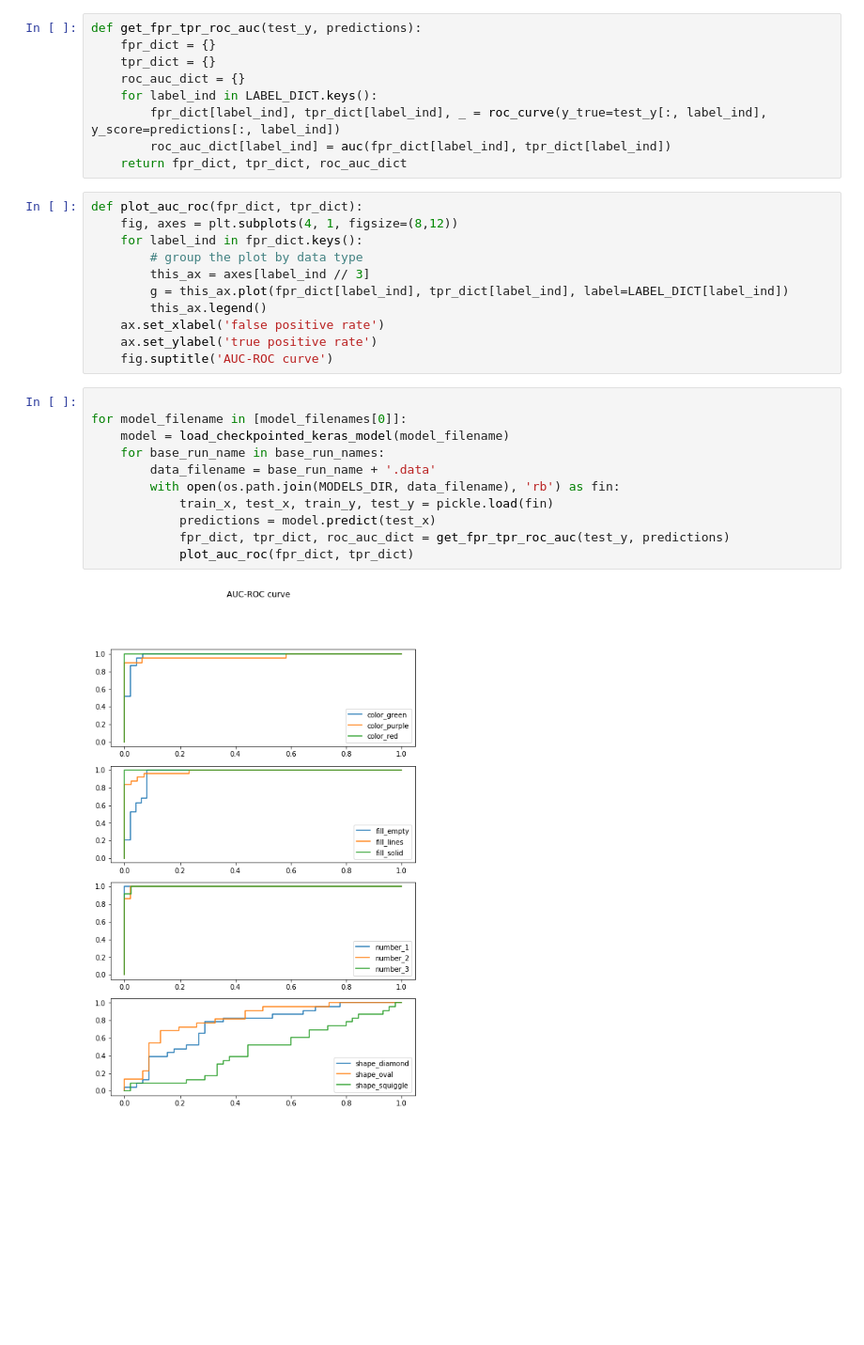
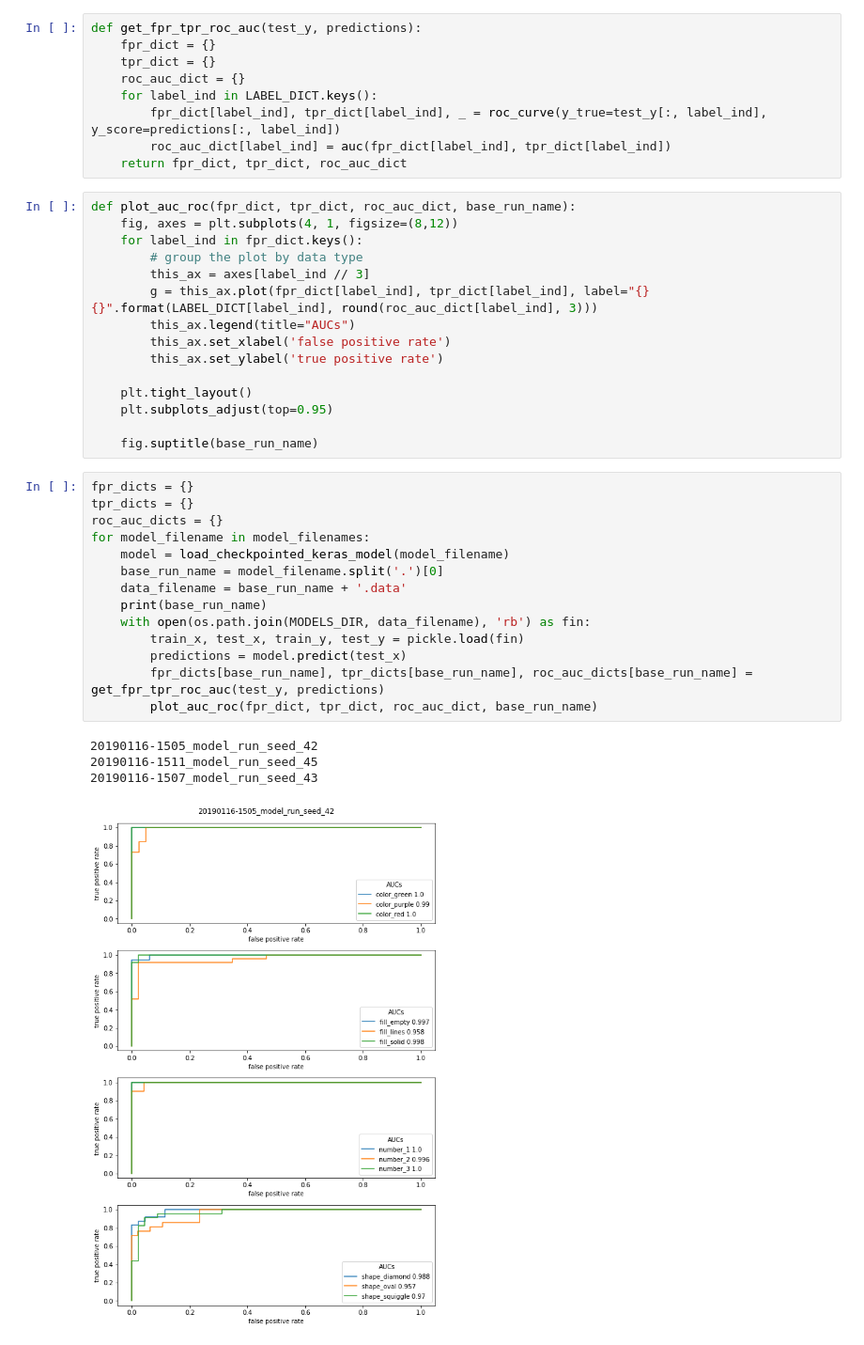
Before and after one commit to nathanleiby/em-el, a Jupyter notebook: keras-multi-label/Visualize model performance.ipynb, the cells around one changed output. Shown at 94% size. Drawn from its saved outputs; the diff is of its cells as text; blank space fills up the shorter version.

Commit message:
Fixes and improves some visualization

```diff
--- a/keras-multi-label/Visualize model performance.ipynb
+++ b/keras-multi-label/Visualize model performance.ipynb
@@ -43,26 +43,36 @@ def get_fpr_tpr_roc_auc(test_y, predictions):
         roc_auc_dict[label_ind] = auc(fpr_dict[label_ind], tpr_dict[label_ind])
     return fpr_dict, tpr_dict, roc_auc_dict
 # %%
-def plot_auc_roc(fpr_dict, tpr_dict):
+def plot_auc_roc(fpr_dict, tpr_dict, roc_auc_dict, base_run_name):
     fig, axes = plt.subplots(4, 1, figsize=(8,12))
     for label_ind in fpr_dict.keys():
         # group the plot by data type
         this_ax = axes[label_ind // 3]
-        g = this_ax.plot(fpr_dict[label_ind], tpr_dict[label_ind], label=LABEL_DICT[label_ind])
-        this_ax.legend()
-    ax.set_xlabel('false positive rate')
-    ax.set_ylabel('true positive rate')
-    fig.suptitle('AUC-ROC curve')
+        g = this_ax.plot(fpr_dict[label_ind], tpr_dict[label_ind], label="{} {}".format(LABEL_DICT[label_ind], round(roc_auc_dict[label_ind], 3)))
+        this_ax.legend(title="AUCs")
+        this_ax.set_xlabel('false positive rate')
+        this_ax.set_ylabel('true positive rate')
+
+    plt.tight_layout()
+    plt.subplots_adjust(top=0.95)
+
+    fig.suptitle(base_run_name)
 # %%
-
-for model_filename in [model_filenames[0]]:
+fpr_dicts = {}
+tpr_dicts = {}
+roc_auc_dicts = {}
+for model_filename in model_filenames:
     model = load_checkpointed_keras_model(model_filename)
-    for base_run_name in base_run_names:
-        data_filename = base_run_name + '.data'
-        with open(os.path.join(MODELS_DIR, data_filename), 'rb') as fin:
-            train_x, test_x, train_y, test_y = pickle.load(fin)
-            predictions = model.predict(test_x)
-            fpr_dict, tpr_dict, roc_auc_dict = get_fpr_tpr_roc_auc(test_y, predictions)
-            plot_auc_roc(fpr_dict, tpr_dict)
+    base_run_name = model_filename.split('.')[0]
+    data_filename = base_run_name + '.data'
+    print(base_run_name)
+    with open(os.path.join(MODELS_DIR, data_filename), 'rb') as fin:
+        train_x, test_x, train_y, test_y = pickle.load(fin)
+        predictions = model.predict(test_x)
+        fpr_dicts[base_run_name], tpr_dicts[base_run_name], roc_auc_dicts[base_run_name] = get_fpr_tpr_roc_auc(test_y, predictions)
+        plot_auc_roc(fpr_dict, tpr_dict, roc_auc_dict, base_run_name)
 # %% [output]
+20190116-1505_model_run_seed_42
+20190116-1511_model_run_seed_45
+20190116-1507_model_run_seed_43
-[figure, old version]
+[figure, new version]
```
Also changed, not shown: parts of 3 cells of this notebook, 1 other file.
